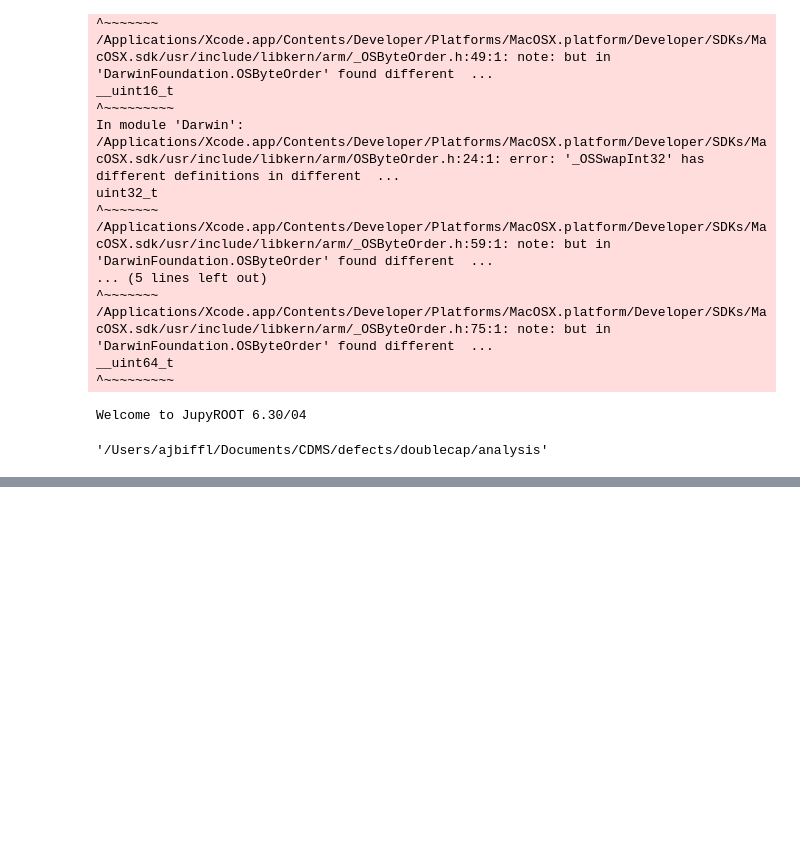
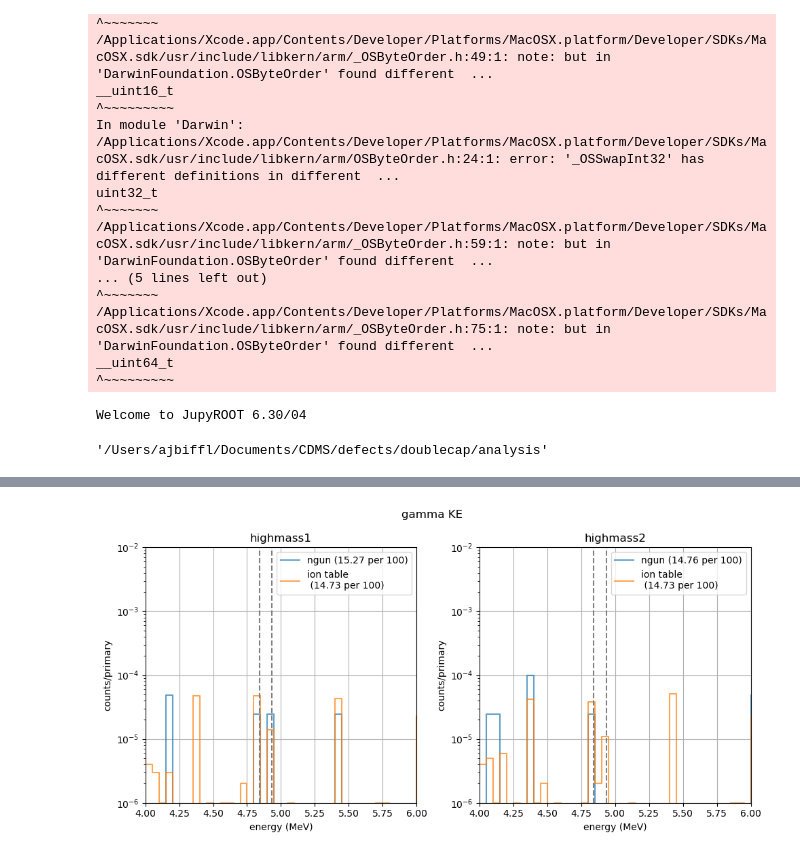
Before and after one commit to tamu-edu/doublecap, a Jupyter notebook: analysis/capture_validation.ipynb, the cells around one changed output, grey strips where cells are left out. Cells and saved outputs as stored; diff of their text form; code cells hidden in the pictures; blank space fills up the shorter version.

```diff
--- a/analysis/capture_validation.ipynb
+++ b/analysis/capture_validation.ipynb
@@ -121,3 +170,7 @@ ngun_cts, numcaps = get_gamma_spec(ngun, Ebins)
+# %%
+# gamma spectrum
+iontablegam_cts = get_gamma_spec(iontable, Ebins, all_caps = True)
+ngungam_cts = get_gamma_spec(ngun, Ebins)
 # %%
 numcaps
 # %% [output]
@@ -162,0 +216,32 @@ highmass2: 10137.0 ngun, 280729.0 iontable
+# %%
+fig, axs = plt.subplots(nrows = 1, ncols = 2, figsize = (10,5))
+fig.suptitle('gamma KE')
+for ax, det in zip(axs, ('highmass1', 'highmass2')):
+    ax.grid()
+    if logbins:
+        ax.loglog()
+    else:
+        ax.semilogy()
+
+    ngun_rate = ngungam_cts[det].sum()/numcaps
+    iontable_rate = iontablegam_cts[det].sum()/Niontable
+
+    ax.set_title(det)
+    ax.set_xlabel('energy (MeV)')
+    ax.set_ylabel('counts/primary')
+
+    ax.step(Ebins, ngungam_cts[det]/numcaps, where = 'post', label = f'ngun ({ngun_rate*100:.4g} per 100)', alpha = 0.7)
+
+    ax.step(Ebins, iontablegam_cts[det]/Niontable, where = 'post', label = f'ion table\n ({iontable_rate*100:.4g} per 100)', alpha = 0.7)
+
+    ax.axvline(8.4736, linestyle = '--', color = 'gray')
+    ax.axvline(4.84034, linestyle = '--', color = 'gray')
+    ax.axvline(4.9344, linestyle = '--', color = 'gray')
+
+    ax.legend()
+    #ax.axis((7, 9, 1e-6, 1e-2))
+    ax.axis((4, 6, 1e-6, 1e-2))
+
+fig.tight_layout()
+# %% [output]
+[figure, added]
```
Also changed, not shown: parts of 8 cells of this notebook.
